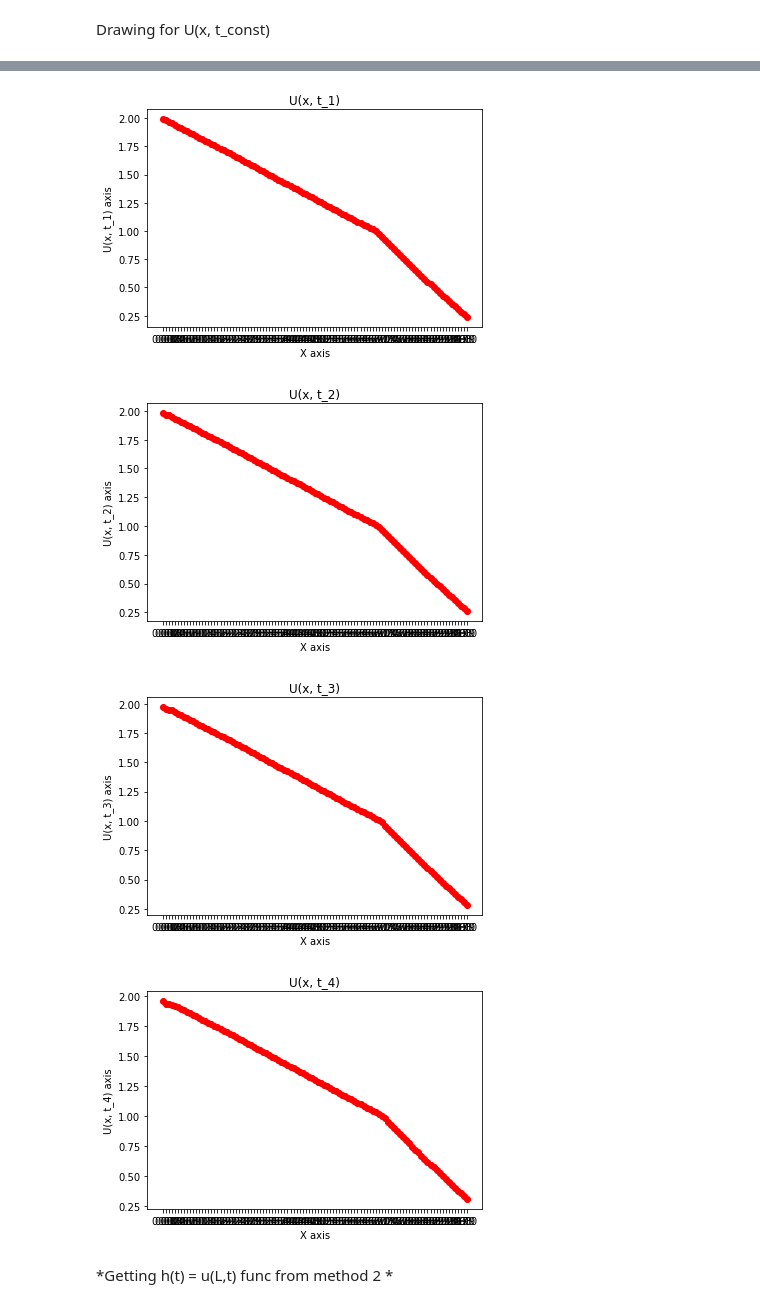
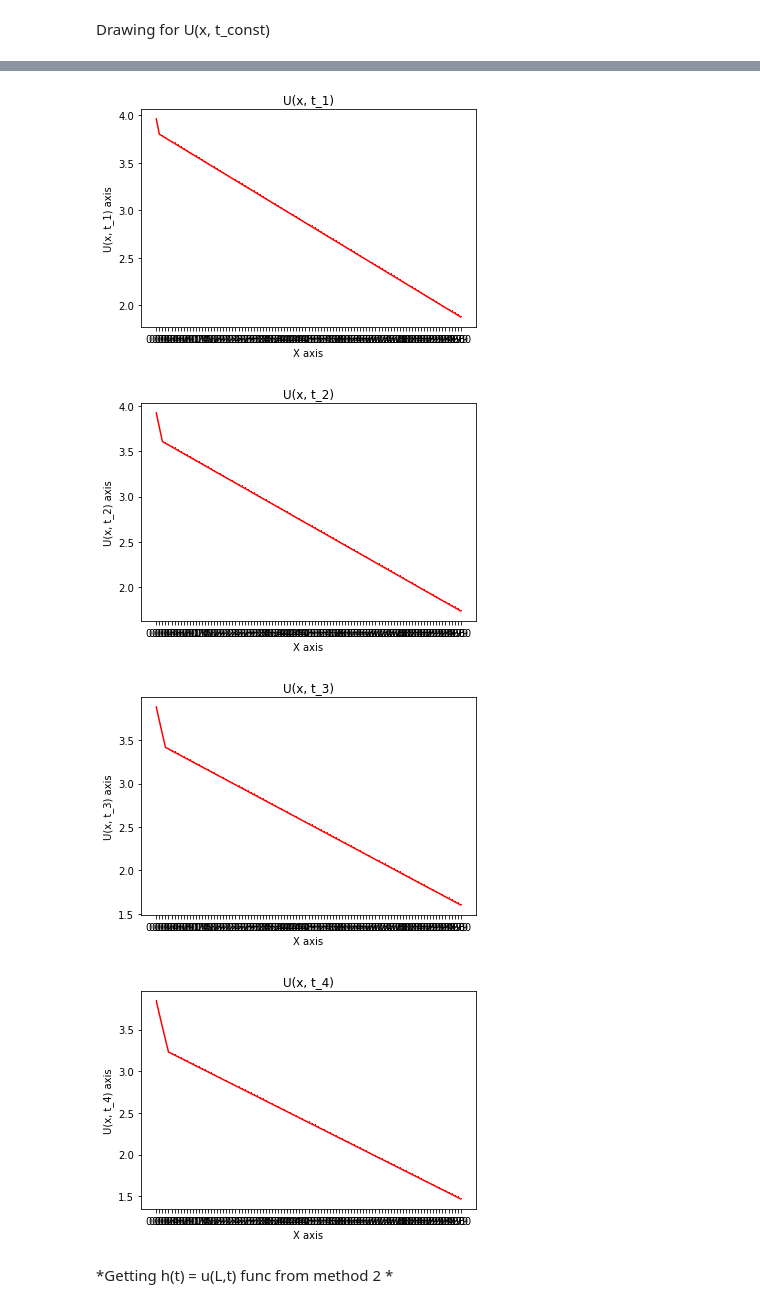
Before and after one commit to HIDDENDEN/Math_models, a Jupyter notebook: MyWork.ipynb, the cells around one changed output, grey strips where cells are left out. Saved outputs shown, nothing was run; the diff lists cells and outputs as text; code cells hidden in the pictures.

```diff
--- a/MyWork.ipynb
+++ b/MyWork.ipynb
@@ -551,14 +556,20 @@ for startIterationFor_t_i in range(num_of_graphs_rows):
   plt.xlabel("X axis")
   plt.ylabel("U(x, t_" +str(startIterationFor_t_i)+") axis")
   #show all x values
-  plt.xticks(x)
+  # plt.xticks(x)
   #set y axis fixed size
   axes = plt.axes()
   # axes.set_ylim([0, 4])
   #draw
-  plt.plot(x,u, linestyle='--', marker='o', color = "red")
+  plt.plot(x,u,  marker=',', color = "red")
   plt.show()
-  if(startIterationFor_t_i == num_of_graphs_rows-1):
-    x_m_3 = deepcopy(x)
-    u_m_3 = deepcopy(u)
+
+# for comparing u(x, T/2)
+
+x_m_3 = deepcopy(x)
+u_m_3 = np.zeros(N_x + 1)
+for j in range(len(u_m_3)):
+  u_m_3[j] = matrix_cur[int(N_t/2)][j]
+# print(len(u_m_3))
+# print(len(x_m_3))
 # %% [output]
@@ -571,7 +582,7 @@ for startIterationFor_t_i in range(num_of_graphs_rows):
 *Getting h(t) = u(L,t) func from method 3 *
 # %%
 h_t_func_method_3 = np.zeros(N_t + 1)
-for i in range(len(test)):
+for i in range(len(h_t_func_method_3)):
   h_t_func_method_3[i] = matrix_cur[i][N_x]
 
 t_arg_method_3 = np.arange(0,T+h_t,h_t)
@@ -601,11 +612,11 @@ for startIterationFor_x_j in range(num_of_graphs_coloms):
   plt.xlabel("T axis")
   plt.ylabel("U(x_" +str(startIterationFor_x_j)+", t) axis")
   #show all x values
-  plt.xticks(t)
+  # plt.xticks(t)
   #set y axis fixed size
   axes = plt.axes()
   # axes.set_ylim([0, 4])
   #draw
-  plt.plot(x,u, linestyle='--', marker='o', color = "blue")
+  plt.plot(t,u, marker=',', color = "blue")
   plt.show()
 # %% [output]
@@ -751,5 +762,5 @@ for j in range(x_grid_length_for_array_implementation):
 
   fi_u_grid[j] = fi_u_struct(f_value , arg)
 
-for j in range(x_grid_length_for_array_implementation):
-  print (fi_u_grid[j])
+# for j in range(x_grid_length_for_array_implementation):
+#   print (fi_u_grid[j])
@@ -918,10 +911,16 @@ for startIterationFor_t_i in range(num_of_graphs_rows):
   axes = plt.axes()
   # axes.set_ylim([0, 4])
   #draw
-  plt.plot(x,u, linestyle='--', marker='o', color = "red")
+  plt.plot(x,u, marker=',', color = "red")
   plt.show()
 
-  if(startIterationFor_t_i == num_of_graphs_rows-1):
-    x_m_2 = deepcopy(x)
-    u_m_2 = deepcopy(u)
+# for comparing u(x, T/2)
+
+x_m_2 = deepcopy(x)
+u_m_2 = np.zeros(N_x + 1)
+for j in range(len(u_m_2)):
+  u_m_2[j] = matrix_method_2[int(N_t/2)][j]
+  # u_m_2[j] = matrix_method_2[int(N_t)][j]
+# print(len(u_m_2))
+# print(len(x_m_2))
 # %% [output]
@@ -929,7 +928,7 @@ for startIterationFor_t_i in range(num_of_graphs_rows):
-[figure, old version]
+[figure, new version]
-[figure, old version]
+[figure, new version]
-[figure, old version]
+[figure, new version]
-[figure, old version]
+[figure, new version]
 # %% [markdown]
 *Getting h(t) = u(L,t) func from method 2 *
 # %%
```
Also changed, not shown: parts of 27 cells of this notebook.
